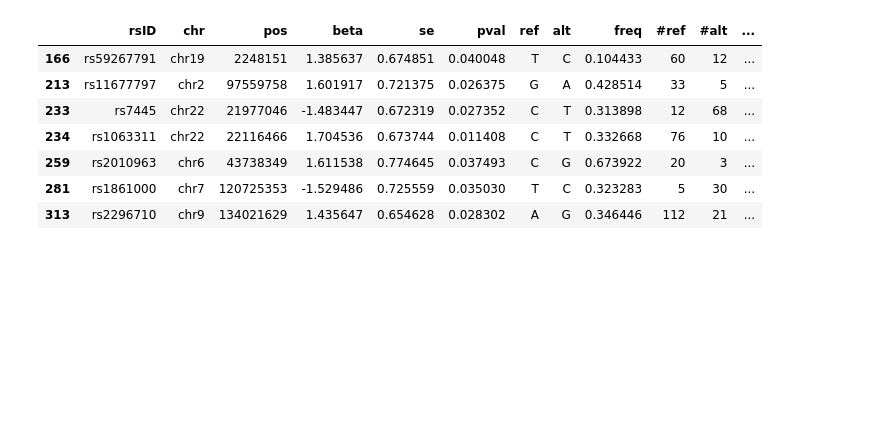
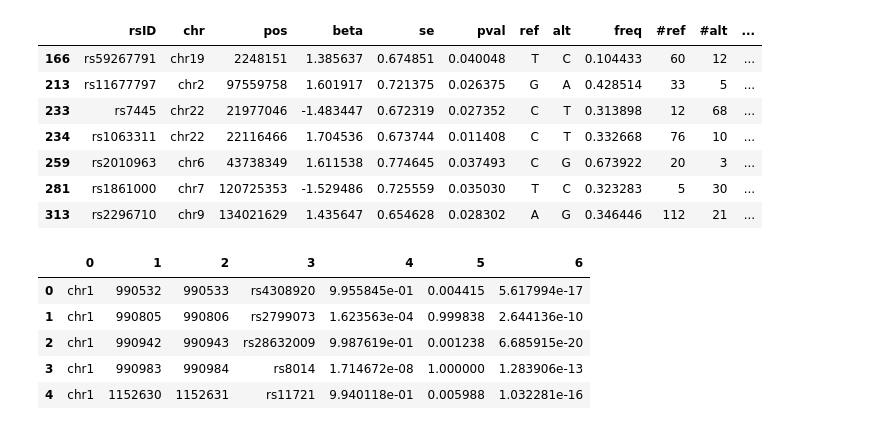
Before and after one commit to xinhe-lab/m6A-ASE, a Jupyter notebook: analysis/20180504_ASE_res.ipynb, the cells around one changed output. Saved outputs shown, nothing was run; the diff lists cells and outputs as text; code cells hidden in the pictures; blank space fills up the shorter version.

Commit message:
add genotype

```diff
--- a/analysis/20180504_ASE_res.ipynb
+++ b/analysis/20180504_ASE_res.ipynb
@@ -112,3 +112,14 @@ IGF2BP2[IGF2BP2["pval"] < p_cutoff]
 | 259 | rs2010963 | chr6 | 43738349 | 1.611538 | 0.774645 | 0.037493 | C | G | 0.673922 | 20 | 3 | ... |
 | 281 | rs1861000 | chr7 | 120725353 | -1.529486 | 0.725559 | 0.035030 | T | C | 0.323283 | 5 | 30 | ... |
 | 313 | rs2296710 | chr9 | 134021629 | 1.435647 | 0.654628 | 0.028302 | A | G | 0.346446 | 112 | 21 | ... |
+# %%
+FTO_geno = pd.read_csv(f"{path}/FTO.wasp_remapped.qual10.dedup.quasar.genotype.tsv", header = None,
+                       sep = "\t")
+FTO_geno.head()
+# %% [output]
+|  | 0 | 1 | 2 | 3 | 4 | 5 | 6 |
+| 0 | chr1 | 990532 | 990533 | rs4308920 | 9.955845e-01 | 0.004415 | 5.617994e-17 |
+| 1 | chr1 | 990805 | 990806 | rs2799073 | 1.623563e-04 | 0.999838 | 2.644136e-10 |
+| 2 | chr1 | 990942 | 990943 | rs28632009 | 9.987619e-01 | 0.001238 | 6.685915e-20 |
+| 3 | chr1 | 990983 | 990984 | rs8014 | 1.714672e-08 | 1.000000 | 1.283906e-13 |
+| 4 | chr1 | 1152630 | 1152631 | rs11721 | 9.940118e-01 | 0.005988 | 1.032281e-16 |
```
